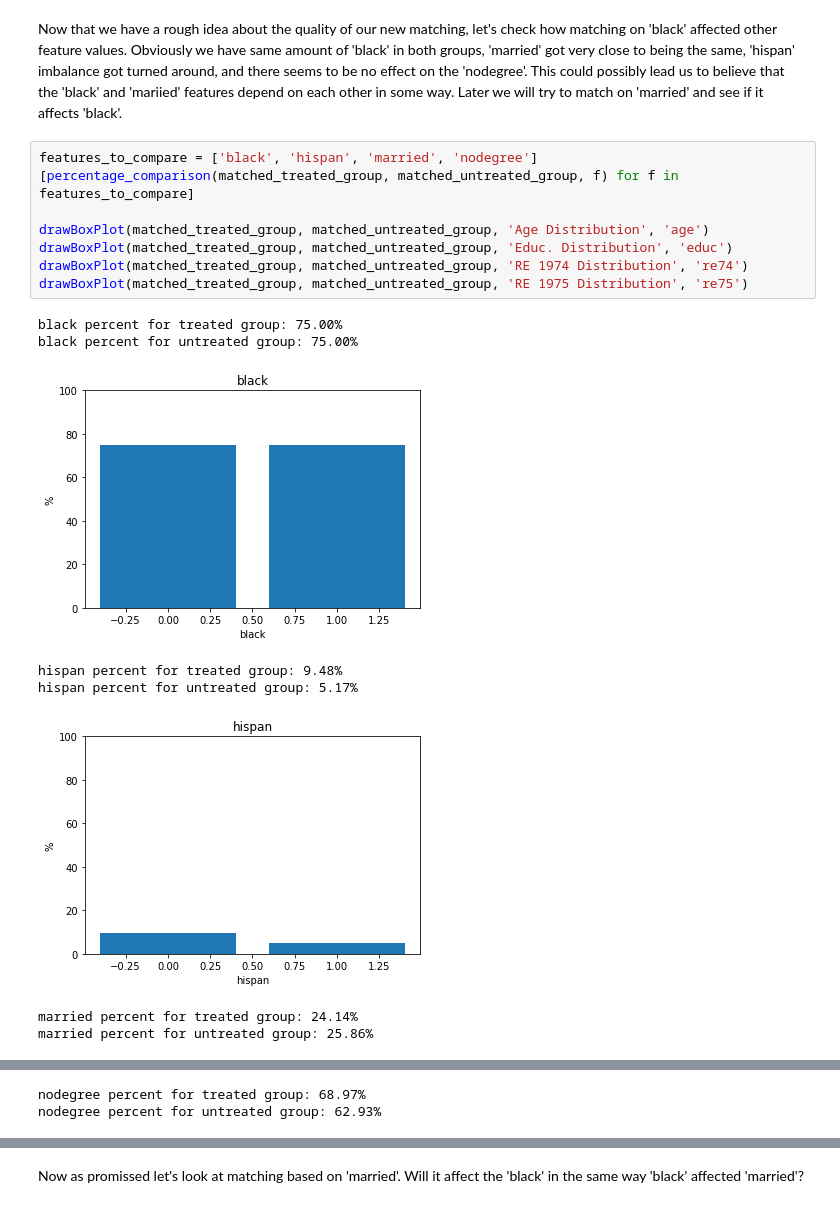
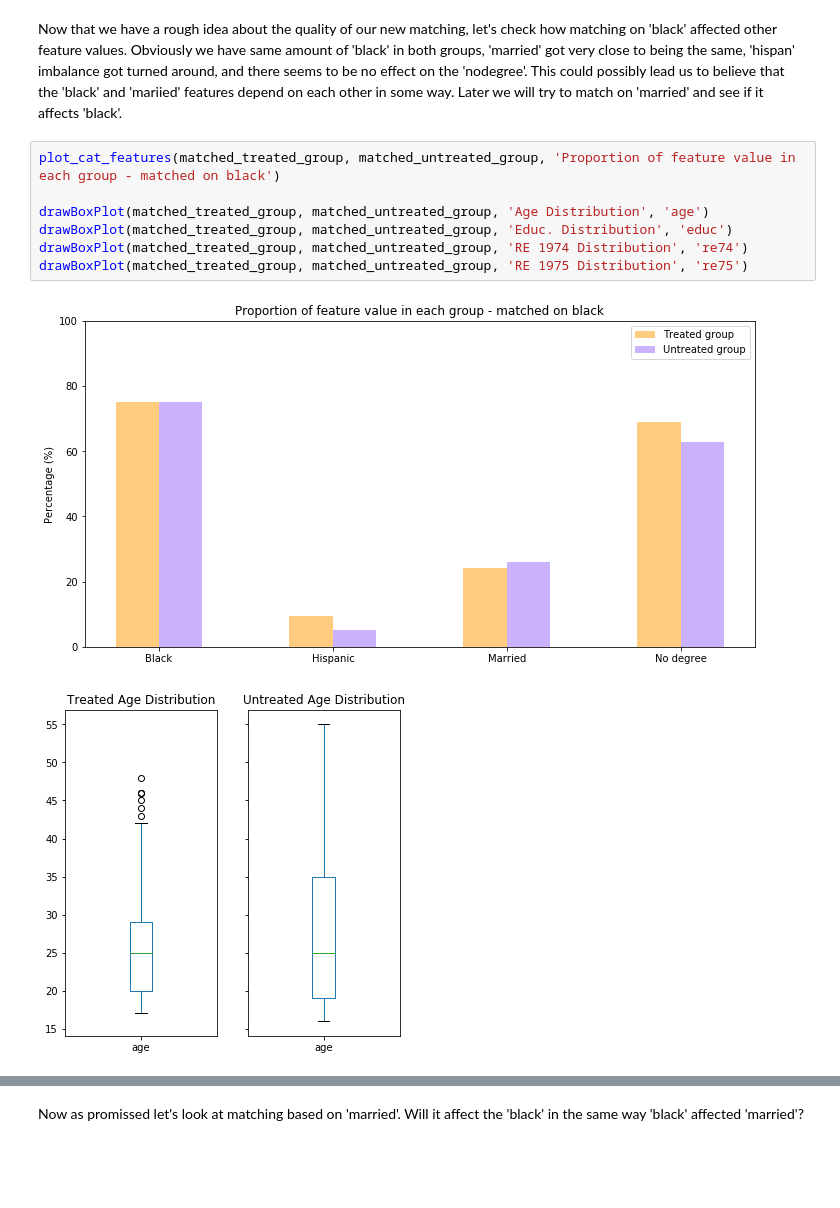
Before and after one commit to csbenz/ada, a Jupyter notebook: 04 - Applied ML/hw4.ipynb, the cells around one changed output, grey strips where cells are left out. Cells and saved outputs as stored; diff of their text form; blank space fills up the shorter version.

```diff
--- a/04 - Applied ML/hw4.ipynb
+++ b/04 - Applied ML/hw4.ipynb
@@ -481,19 +452,12 @@ Now that we have a rough idea about the quality of our new matching, let's check
 Obviously we have same amount of 'black' in both groups, 'married' got very close to being the same, 'hispan' imbalance got turned around, and there seems to be no effect on the 'nodegree'.
 This could possibly lead us to believe that the 'black' and 'mariied' features depend on each other in some way. Later we will try to match on 'married' and see if it affects 'black'.
 # %%
-features_to_compare = ['black', 'hispan', 'married', 'nodegree']
-[percentage_comparison(matched_treated_group, matched_untreated_group, f) for f in features_to_compare]
+plot_cat_features(matched_treated_group, matched_untreated_group, 'Proportion of feature value in each group - matched on black')
 
 drawBoxPlot(matched_treated_group, matched_untreated_group, 'Age Distribution', 'age')
 drawBoxPlot(matched_treated_group, matched_untreated_group, 'Educ. Distribution', 'educ')
 drawBoxPlot(matched_treated_group, matched_untreated_group, 'RE 1974 Distribution', 're74')
 drawBoxPlot(matched_treated_group, matched_untreated_group, 'RE 1975 Distribution', 're75')
 # %% [output]
-black percent for treated group: 75.00%
-black percent for untreated group: 75.00%
-[figure, old version]
+[figure, new version]
-hispan percent for treated group: 9.48%
-hispan percent for untreated group: 5.17%
-[figure, old version]
+[figure, new version]
-married percent for treated group: 24.14%
-married percent for untreated group: 25.86%
@@ -501,2 +464,0 @@ married percent for untreated group: 25.86%
-nodegree percent for treated group: 68.97%
-nodegree percent for untreated group: 62.93%
```
Also changed, not shown: parts of 23 cells of this notebook.
